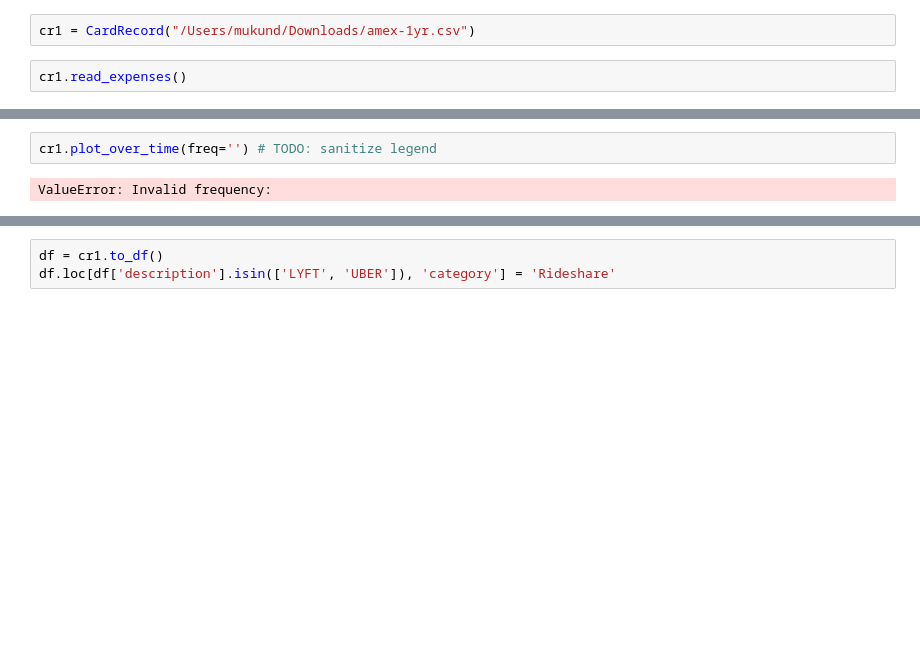
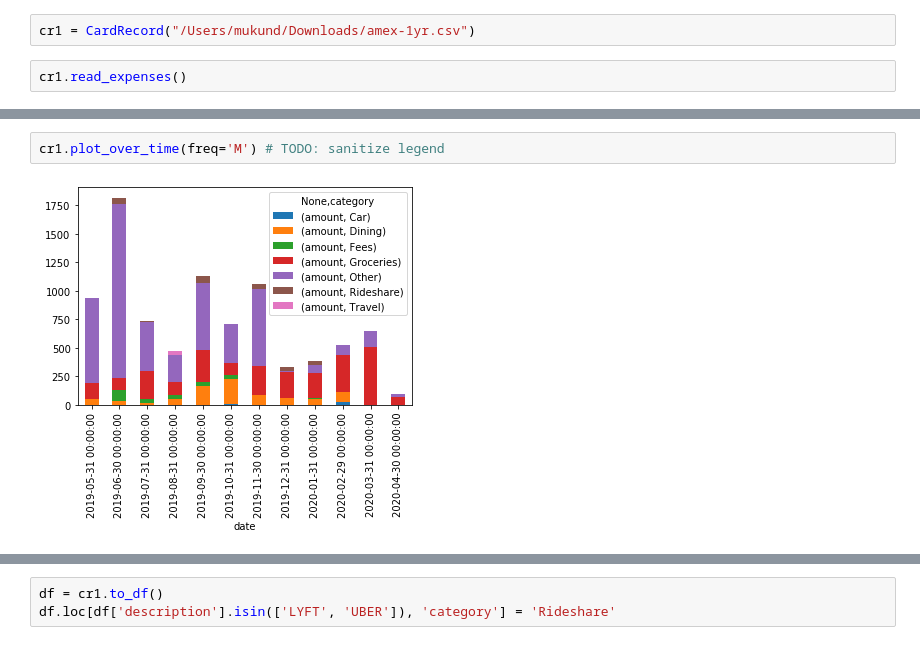
Before and after one commit to velicanu/expenses, a Jupyter notebook: notebooks/basic_visualization.ipynb, the cells around one changed output, grey strips where cells are left out. Saved outputs shown, nothing was run; the diff lists cells and outputs as text; blank space fills up the shorter version.

```diff
--- a/notebooks/basic_visualization.ipynb
+++ b/notebooks/basic_visualization.ipynb
@@ -64,4 +44,4 @@ cr1.plot_categories()
 # %%
-cr1.plot_over_time(freq='') # TODO: sanitize legend
+cr1.plot_over_time(freq='M') # TODO: sanitize legend
 # %% [output]
-ValueError: Invalid frequency:
+[figure, added]
```
Also changed, not shown: parts of 7 cells of this notebook, 2 other files.
